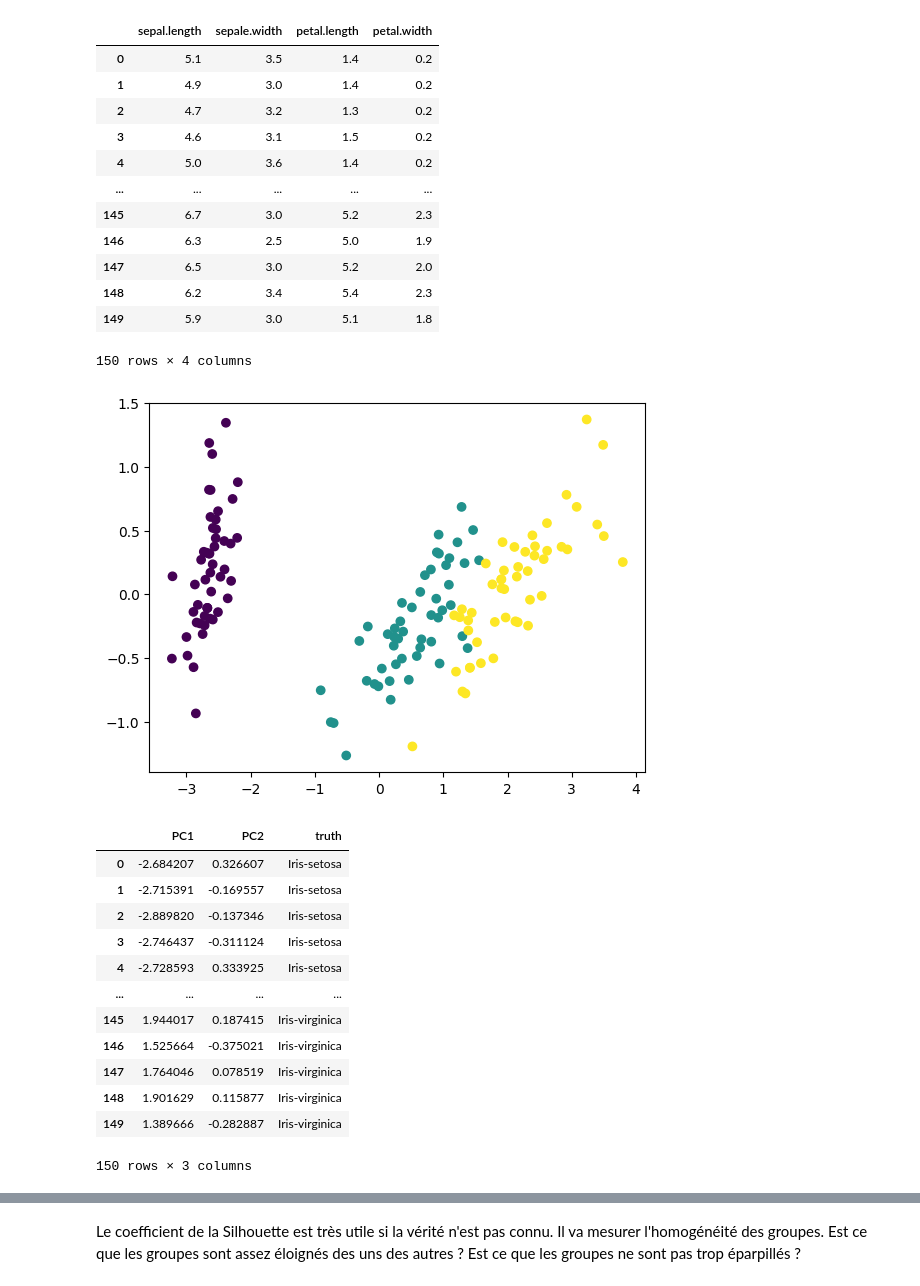
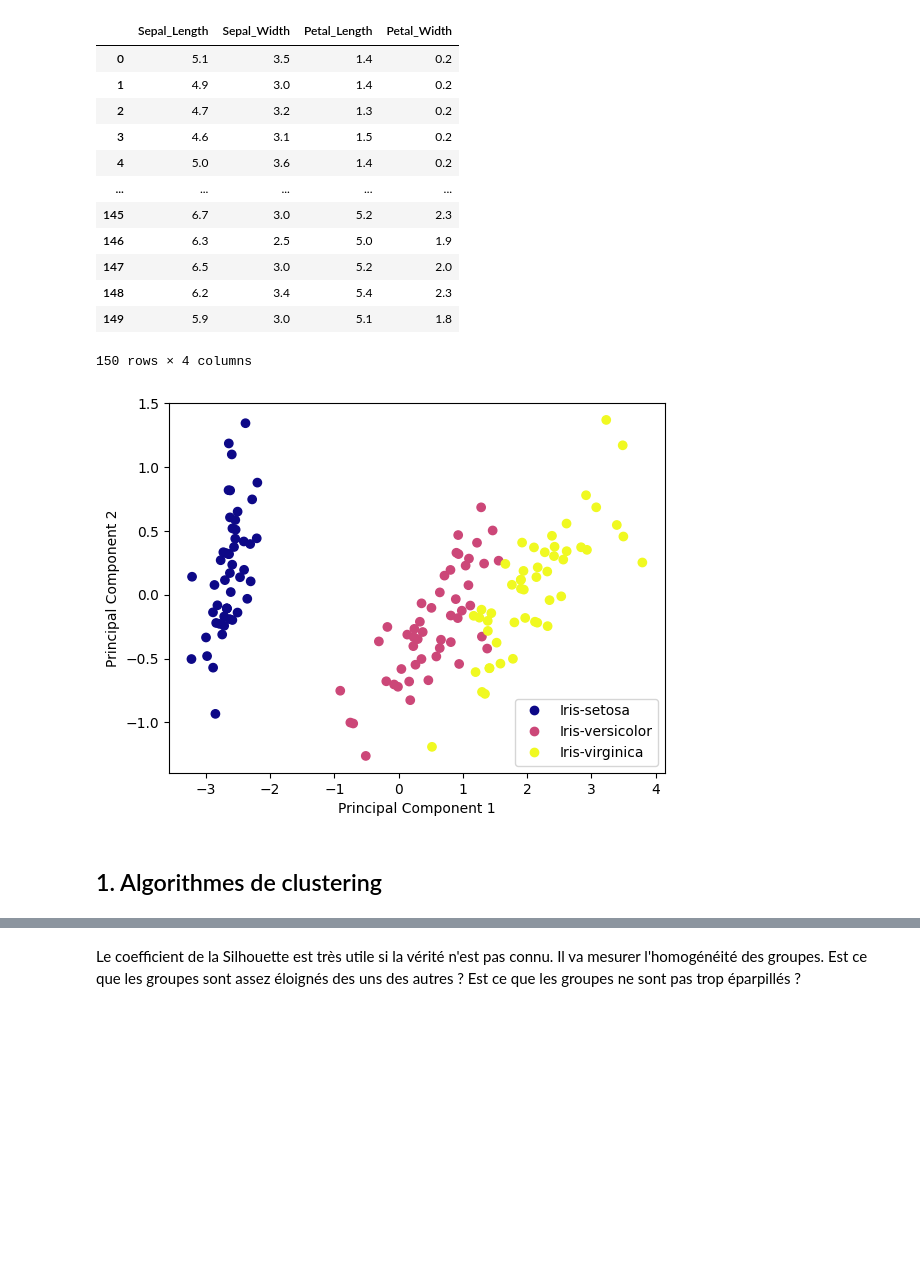
Before and after one commit to Romain3Ch216/ML-2A, a Jupyter notebook: corr/B/notebook-clustering-corr.ipynb, the cells around one changed output, grey strips where cells are left out. Saved outputs shown, nothing was run; the diff lists cells and outputs as text; code cells hidden in the pictures; blank space fills up the shorter version.

```diff
--- a/corr/B/notebook-clustering-corr.ipynb
+++ b/corr/B/notebook-clustering-corr.ipynb
@@ -67,0 +34,7 @@ iris
+# %%
+# Credits: https://www.angela1c.com/projects/iris_project/downloading-iris/
+csv_url = 'https://archive.ics.uci.edu/ml/machine-learning-databases/iris/iris.data'
+# using the attribute information as the column names
+col_names = ['Sepal_Length','Sepal_Width','Petal_Length','Petal_Width','Species']
+iris =  pd.read_csv(csv_url, names = col_names)
+iris
@@ -68,4 +55,4 @@ iris
 # %%
-truth = iris[["species"]]
-truth
+y_true = iris[["Species"]]
+y_true
 # %% [output]
@@ -83,10 +70,10 @@ truth
 | 149 | Iris-virginica |
 150 rows × 1 columns
 # %%
-X = iris.drop(["species"], axis = 1)
+X = iris.drop(["Species"], axis = 1)
 X
 # %% [output]
-|  | sepal.length | sepale.width | petal.length | petal.width |
+|  | Sepal_Length | Sepal_Width | Petal_Length | Petal_Width |
 | 0 | 5.1 | 3.5 | 1.4 | 0.2 |
 | 1 | 4.9 | 3.0 | 1.4 | 0.2 |
 | 2 | 4.7 | 3.2 | 1.3 | 0.2 |
@@ -101,4 +88,4 @@ X
 150 rows × 4 columns
 # %%
 pca = decomposition.PCA(n_components = 2)
-pca_point = pca.fit_transform(X)
+pca_X = pca.fit_transform(X)
@@ -107,28 +92,16 @@ pca_point = pca.fit_transform(X)
 # %%
-pca_df = pd.DataFrame(pca_point)
-pca_df.columns = ["PC1", "PC2"]
-pca_df[["truth"]] = truth
+classes = np.unique(y_true)
+str2int = dict((k, v) for (v, k) in enumerate(classes))
+colors =  np.vectorize(str2int.get)(y_true)
 
-classes = np.unique(pca_df["truth"])
-str2int = dict((k, v) for (v, k) in enumerate(classes))
-colors =  np.vectorize(str2int.get)(pca_df["truth"])
-
-
-plt.scatter(pca_df["PC1"], pca_df["PC2"], c=colors)
+fig, ax = plt.subplots()
+scatter = plt.scatter(pca_X[:, 0], pca_X[:, 1], c=colors, cmap='plasma')
+plt.xlabel('Principal Component 1')
+plt.ylabel('Principal Component 2')
+plt.legend(handles=scatter.legend_elements()[0],
+           labels=list(classes))
 plt.show()
-pca_df
 # %% [output]
-[figure, old version]
+[figure, new version]
-|  | PC1 | PC2 | truth |
-| 0 | -2.684207 | 0.326607 | Iris-setosa |
-| 1 | -2.715391 | -0.169557 | Iris-setosa |
-| 2 | -2.889820 | -0.137346 | Iris-setosa |
-| 3 | -2.746437 | -0.311124 | Iris-setosa |
-| 4 | -2.728593 | 0.333925 | Iris-setosa |
-| ... | ... | ... | ... |
-| 145 | 1.944017 | 0.187415 | Iris-virginica |
-| 146 | 1.525664 | -0.375021 | Iris-virginica |
-| 147 | 1.764046 | 0.078519 | Iris-virginica |
-| 148 | 1.901629 | 0.115877 | Iris-virginica |
-| 149 | 1.389666 | -0.282887 | Iris-virginica |
-150 rows × 3 columns
+# %% [markdown]
+## 1. Algorithmes de clustering
```
Also changed, not shown: parts of 70 cells of this notebook.
